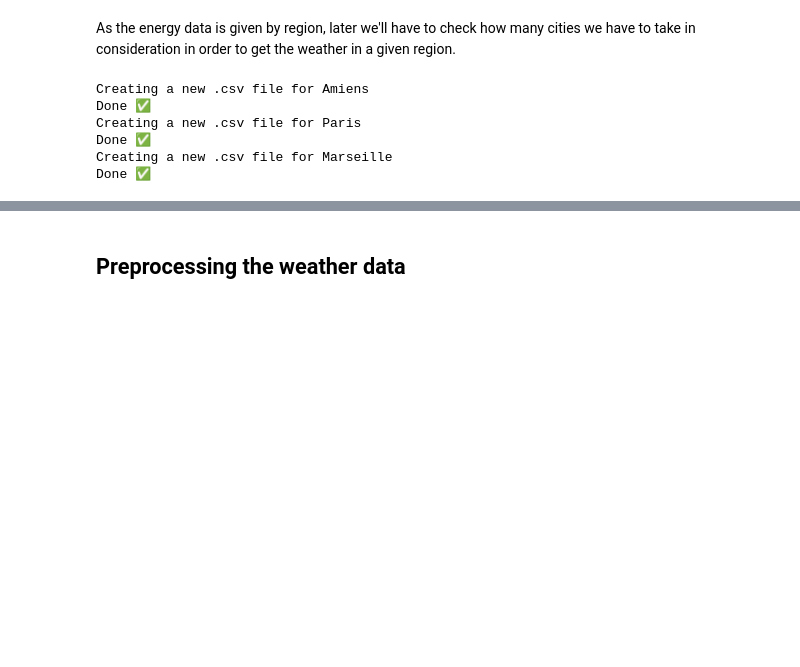
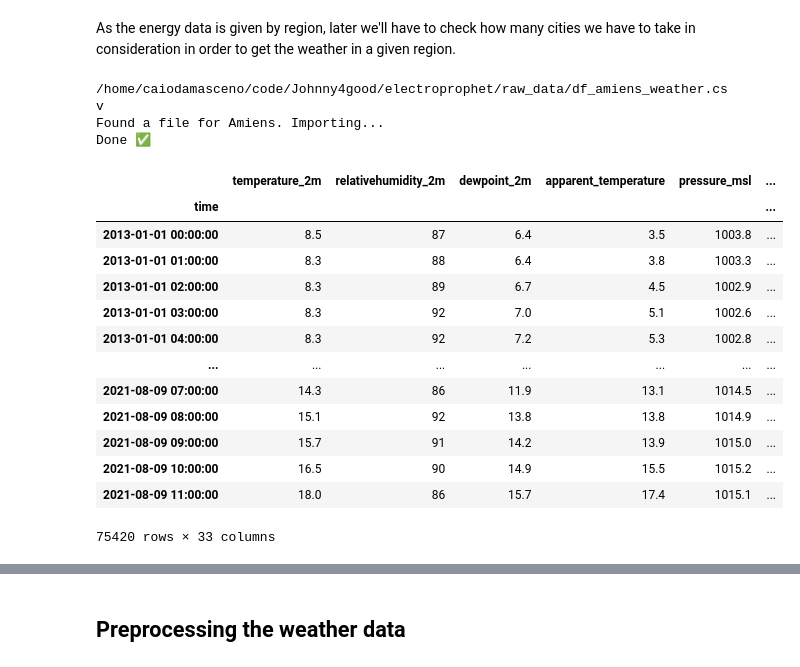
Before and after one commit to sudomarcel/electroprophet, a Jupyter notebook: caiovnd_electroprophet.ipynb, the cells around one changed output, grey strips where cells are left out. Saved outputs shown, nothing was run; the diff lists cells and outputs as text; code cells hidden in the pictures; blank space fills up the shorter version.

```diff
--- a/caiovnd_electroprophet.ipynb
+++ b/caiovnd_electroprophet.ipynb
@@ -84,13 +93,24 @@ def get_weather(city, years=10, overwrite=False):
 # %%
 from prophecy import data
 
-df = data.get_weather('Amiens',overwrite=True)
-df = data.get_weather('Paris',overwrite=True)
-df = data.get_weather('Marseille',overwrite=True)
+data.get_weather('Amiens')
+#df = data.get_weather('Paris',overwrite=True)
+#df = data.get_weather('Marseille',overwrite=True)
 # %% [output]
-Creating a new .csv file for Amiens
+/home/caiodamasceno/code/Johnny4good/electroprophet/raw_data/df_amiens_weather.csv
+Found a file for Amiens. Importing...
 Done ✅
-Creating a new .csv file for Paris
-Done ✅
-Creating a new .csv file for Marseille
-Done ✅
+|  | temperature_2m | relativehumidity_2m | dewpoint_2m | apparent_temperature | pressure_msl | ... |
+| time |  |  |  |  |  | ... |
+| 2013-01-01 00:00:00 | 8.5 | 87 | 6.4 | 3.5 | 1003.8 | ... |
+| 2013-01-01 01:00:00 | 8.3 | 88 | 6.4 | 3.8 | 1003.3 | ... |
+| 2013-01-01 02:00:00 | 8.3 | 89 | 6.7 | 4.5 | 1002.9 | ... |
+| 2013-01-01 03:00:00 | 8.3 | 92 | 7.0 | 5.1 | 1002.6 | ... |
+| 2013-01-01 04:00:00 | 8.3 | 92 | 7.2 | 5.3 | 1002.8 | ... |
+| ... | ... | ... | ... | ... | ... | ... |
+| 2021-08-09 07:00:00 | 14.3 | 86 | 11.9 | 13.1 | 1014.5 | ... |
+| 2021-08-09 08:00:00 | 15.1 | 92 | 13.8 | 13.8 | 1014.9 | ... |
+| 2021-08-09 09:00:00 | 15.7 | 91 | 14.2 | 13.9 | 1015.0 | ... |
+| 2021-08-09 10:00:00 | 16.5 | 90 | 14.9 | 15.5 | 1015.2 | ... |
+| 2021-08-09 11:00:00 | 18.0 | 86 | 15.7 | 17.4 | 1015.1 | ... |
+75420 rows × 33 columns
```
Also changed, not shown: parts of 16 cells of this notebook, 1 other file.
